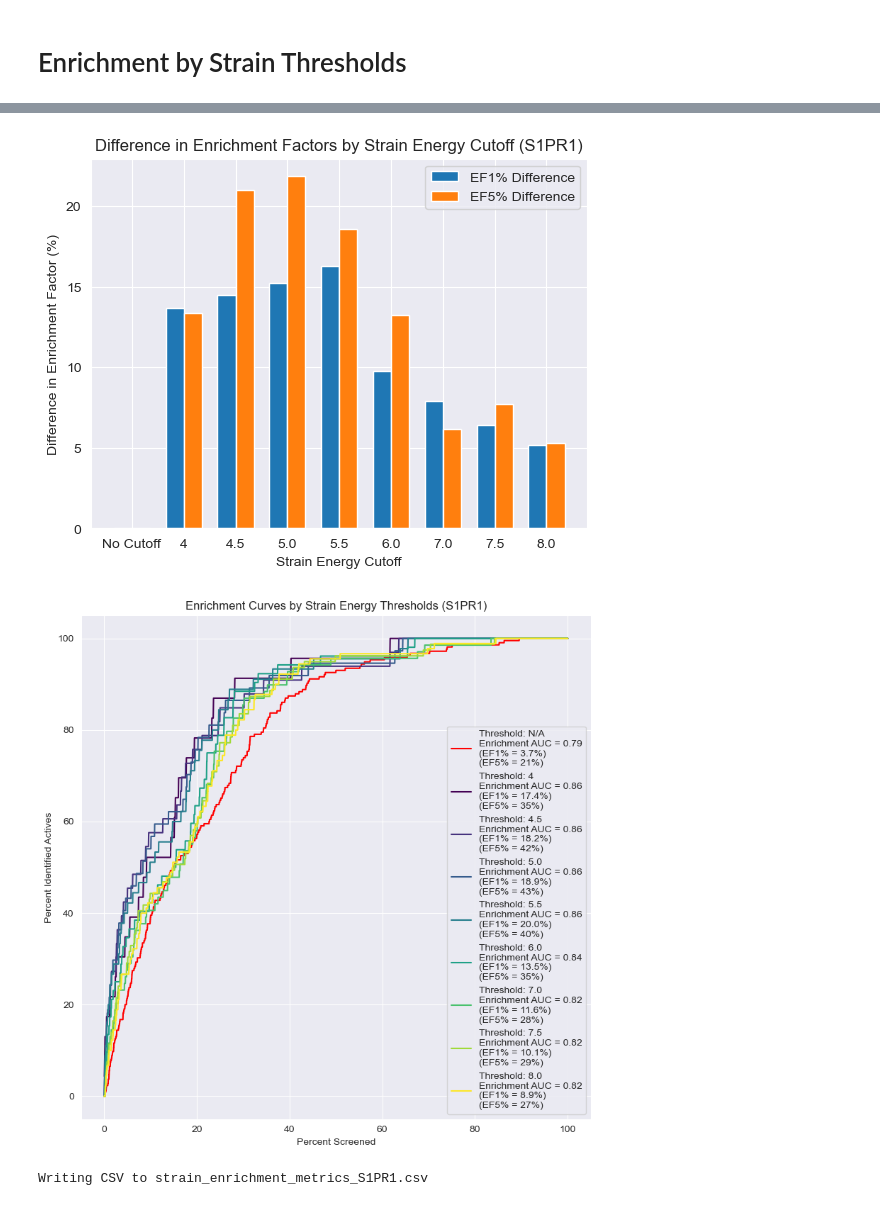
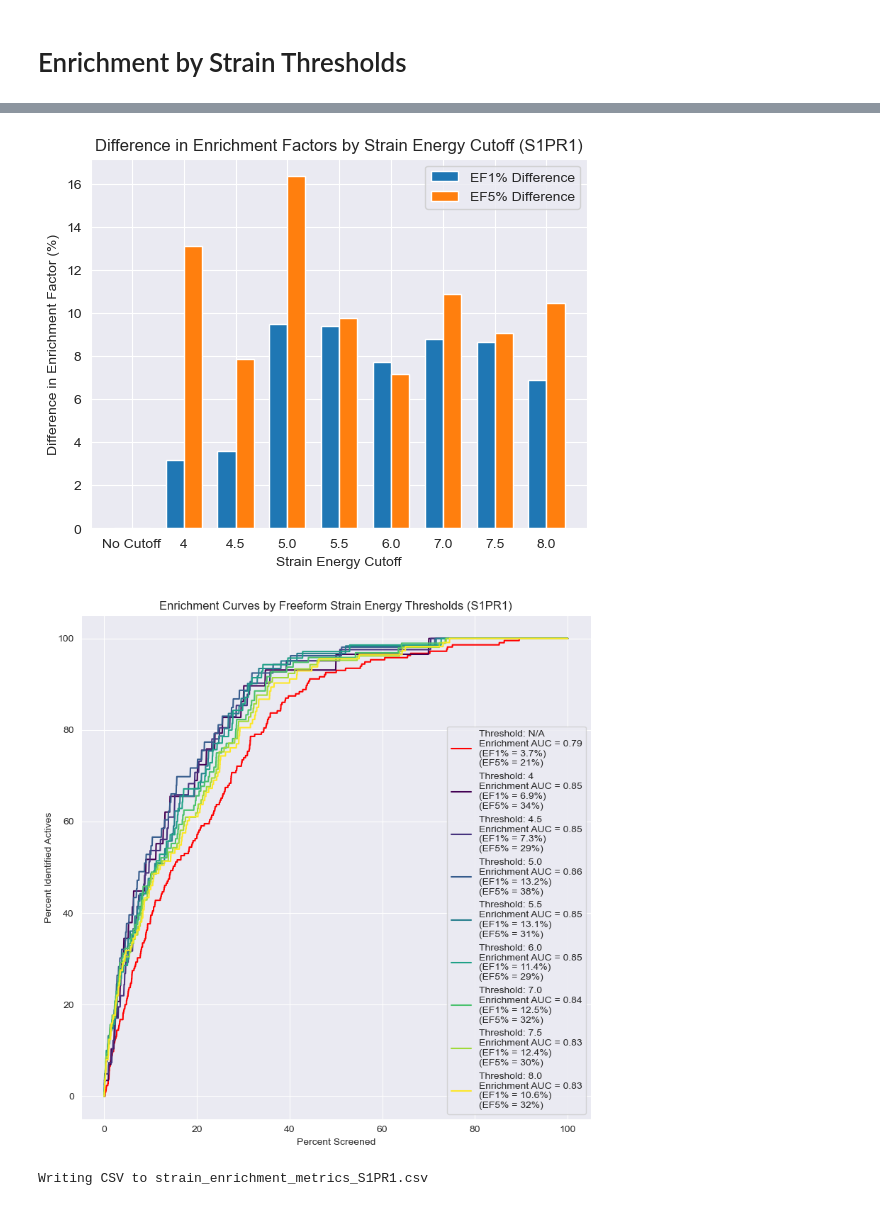
Before and after one commit to DKchemistry/chembl, a Jupyter notebook: v3_GPCR-Bench-master/v3_gpcr_papermill.ipynb, the cells around one changed output, grey strips where cells are left out. Cells and saved outputs as stored; diff of their text form; code cells hidden in the pictures.

Commit message:
saving is relative! much less of an issue. frustrating to regex style replace Total_E but not that big an issue

```diff
--- a/v3_GPCR-Bench-master/v3_gpcr_papermill.ipynb
+++ b/v3_GPCR-Bench-master/v3_gpcr_papermill.ipynb
@@ -414,7 +414,7 @@ all_data = calculate_enrichment_parameters(all_data)
 def enrichment_metrics_by_strain(df, total_e_threshold=None):
 
     if total_e_threshold is not None:
-        df = df[df["Total_E"] <= total_e_threshold]
+        df = df[df["Strain (kcal/mol)"] <= total_e_threshold]
 
     df = calculate_enrichment_parameters(df).copy()
 
@@ -497,12 +497,12 @@ def bar_plot_delta_enrichment_by_strain(data, thresholds, title_suffix):
 # %%
 bar_plot_delta_enrichment_by_strain(all_data, total_e_thresholds, title_suffix)
 # %% [output]
-[figure, old version]
+[figure, new version]
 # %%
 def plot_enrichment_curve_by_strain(df, total_e_threshold=None, ax=None, color="blue"):
 
     if total_e_threshold is not None:
-        df = df[df["Total_E"] <= total_e_threshold]
+        df = df[df["Strain (kcal/mol)"] <= total_e_threshold]
 
     df = calculate_enrichment_parameters(df).copy()
 
@@ -545,37 +545,37 @@ def plot_enrichment_all_thresholds(data, thresholds, title_suffix):
     # Create a single plot
     fig, ax = plt.subplots(figsize=(8, 8))
 
     # Define a colormap
     cmap = cm.get_cmap(
         "viridis", len(thresholds) - 1
     )  # Subtract 1 because the first color is manually set
 
     # Plot semi-log ROC curve for each threshold
     for i, t in enumerate(thresholds):
-        # Filter dataframe based on 'Total_E' threshold
-        df_filtered = data if t is None else data[data["Total_E"] <= t]
+        # Filter dataframe based on 'Strain (kcal/mol)' threshold
+        df_filtered = data if t is None else data[data["Strain (kcal/mol)"] <= t]
 
         # Set a distinct color for the first threshold
         color = (
             "red" if t is None else cmap(i - 1)
         )  # Subtract 1 because the first color is manually set
 
         # Call the function with the filtered data
         plot_enrichment_curve_by_strain(
             df_filtered, total_e_threshold=t, ax=ax, color=color
         )
 
-    ax.set_title(f"Enrichment Curves by Strain Energy Thresholds ({title_suffix})")
+    ax.set_title(f"Enrichment Curves by Freeform Strain Energy Thresholds ({title_suffix})")
     ax.set_xlabel("Percent Screened")
     ax.set_ylabel("Percent Identified Actives")
 
     plt.tight_layout()
     plt.show()
 
 
 plot = plot_enrichment_all_thresholds(all_data, total_e_thresholds, title_suffix)
 # %% [output]
-[figure, old version]
+[figure, new version]
 # %%
 def write_enrichment_metrics(data, thresholds, title_suffix):
     # Calculate enrichment for each threshold
```
Also changed, not shown: parts of 2 cells of this notebook.
